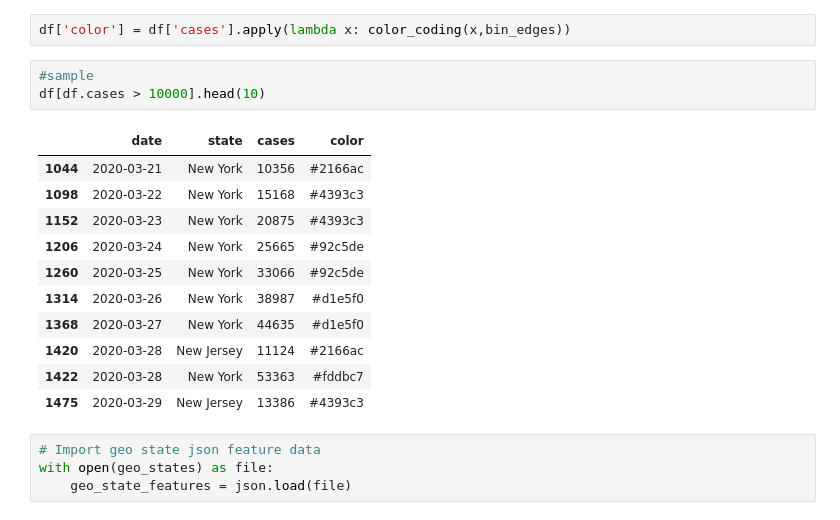
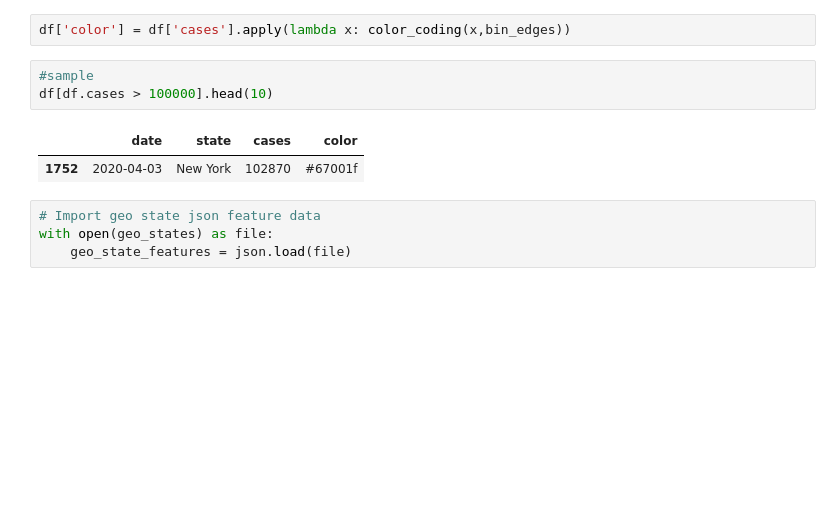
Before and after one commit to mdhwang/United-States-of-Covid, a Jupyter notebook: Folium Test US States.ipynb, the cells around one changed output. Drawn from its saved outputs; the diff is of its cells as text; blank space fills up the shorter version.

```diff
--- a/Folium Test US States.ipynb
+++ b/Folium Test US States.ipynb
@@ -97,19 +97,10 @@ df = corona_states.loc[:,['date','state','cases']]
 df['color'] = df['cases'].apply(lambda x: color_coding(x,bin_edges))
 # %%
 #sample
-df[df.cases > 10000].head(10)
+df[df.cases > 100000].head(10)
 # %% [output]
 |  | date | state | cases | color |
-| 1044 | 2020-03-21 | New York | 10356 | #2166ac |
-| 1098 | 2020-03-22 | New York | 15168 | #4393c3 |
-| 1152 | 2020-03-23 | New York | 20875 | #4393c3 |
-| 1206 | 2020-03-24 | New York | 25665 | #92c5de |
-| 1260 | 2020-03-25 | New York | 33066 | #92c5de |
-| 1314 | 2020-03-26 | New York | 38987 | #d1e5f0 |
-| 1368 | 2020-03-27 | New York | 44635 | #d1e5f0 |
-| 1420 | 2020-03-28 | New Jersey | 11124 | #2166ac |
-| 1422 | 2020-03-28 | New York | 53363 | #fddbc7 |
-| 1475 | 2020-03-29 | New Jersey | 13386 | #4393c3 |
+| 1752 | 2020-04-03 | New York | 102870 | #67001f |
 # %%
 # Import geo state json feature data
 with open(geo_states) as file:
```
Also changed, not shown: parts of 7 cells of this notebook, 1 other file.
